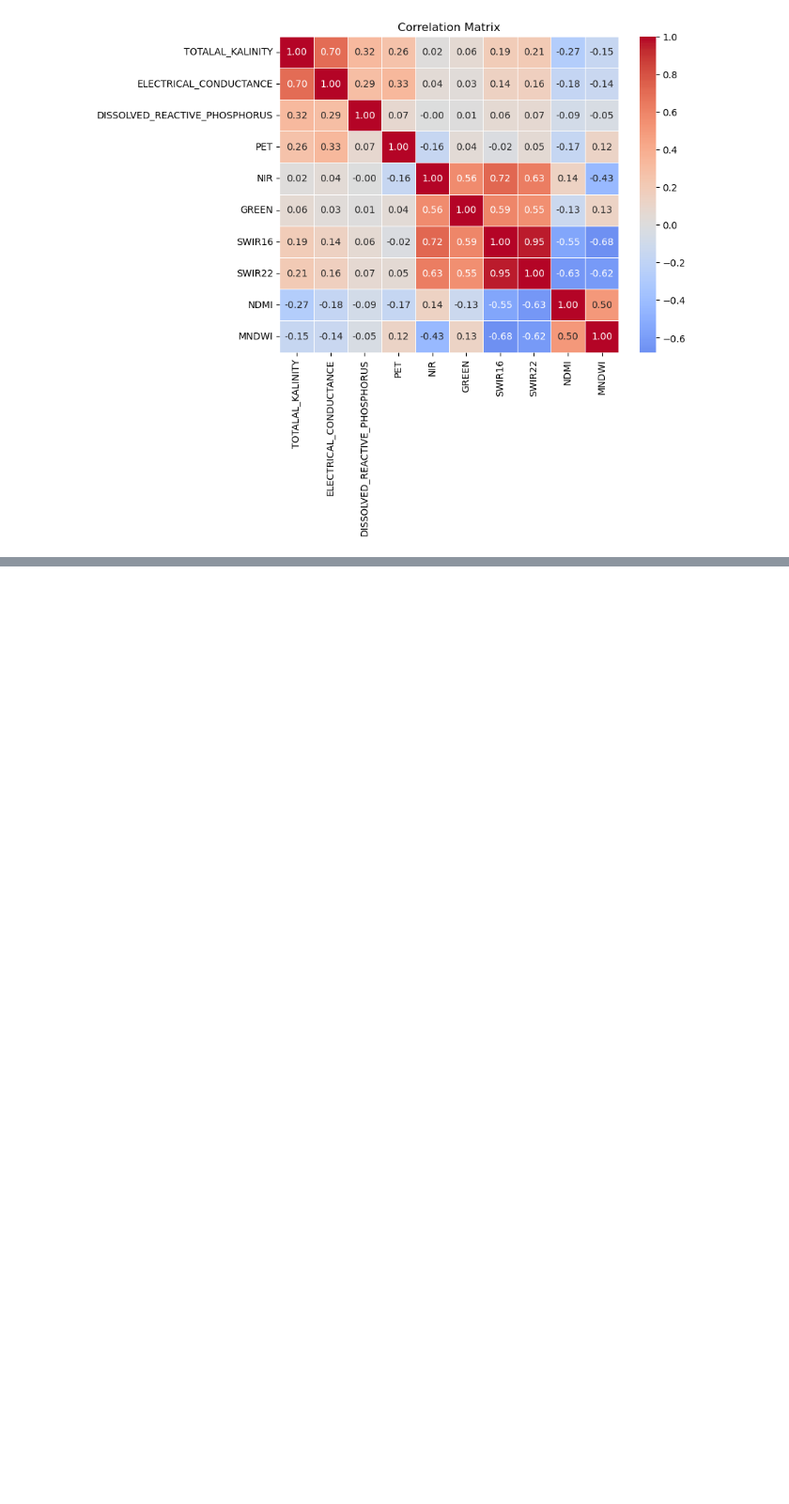
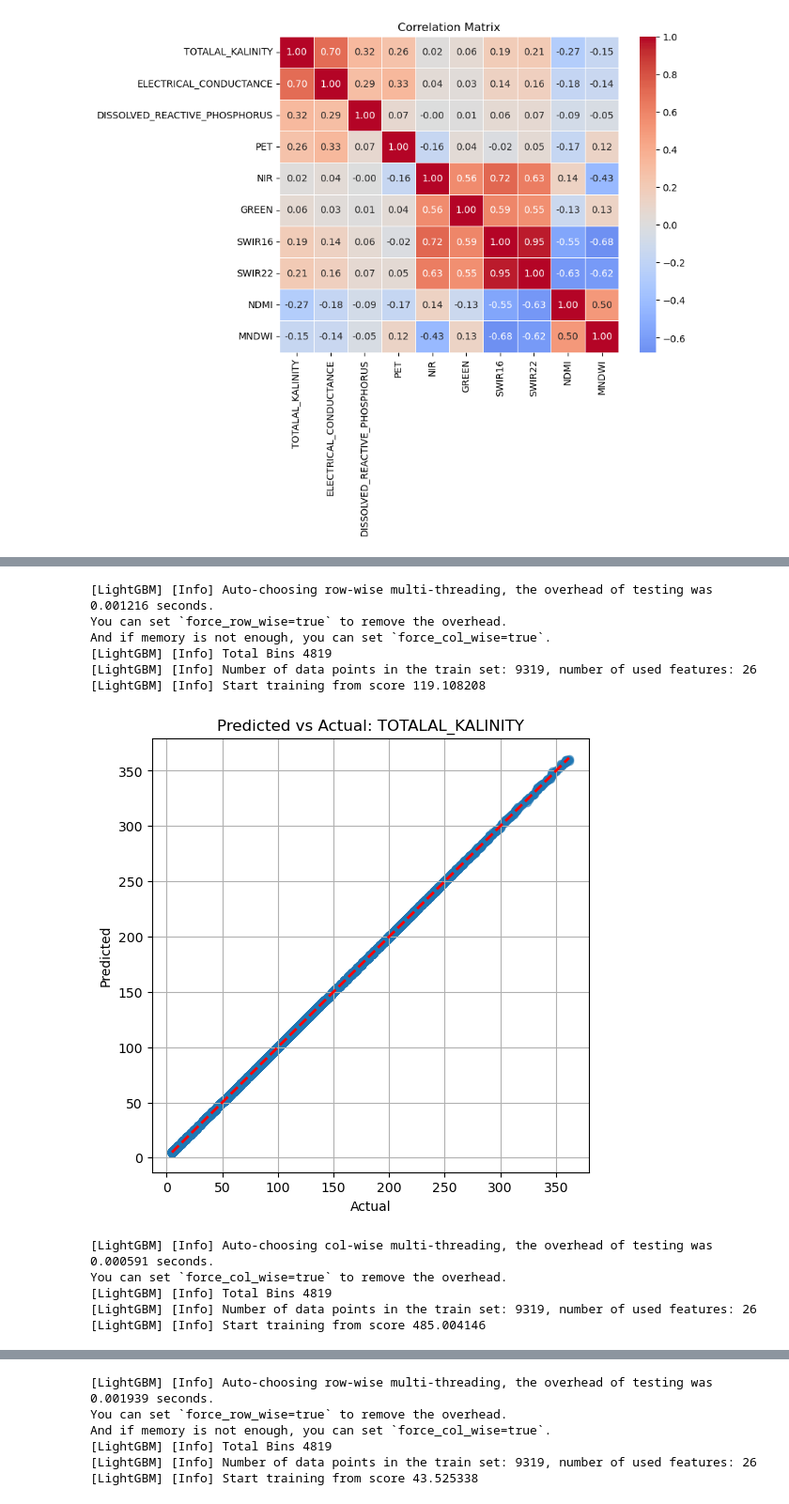
Before and after one commit to h2woobin/AI-Water-Project-, a Jupyter notebook: model/lightgbm_model.ipynb, the cells around one changed output, grey strips where cells are left out. Shown at 94% size. Drawn from its saved outputs; the diff is of its cells as text; code cells hidden in the pictures; blank space fills up the shorter version.

```diff
--- a/model/lightgbm_model.ipynb
+++ b/model/lightgbm_model.ipynb
@@ -146,0 +465,9 @@ TypeError: LGBMRegressor.fit() got an unexpected keyword argument 'early_stoppin
+# %%
+print("\n=== RMSE / Mean Ratio (누수 제거 후) ===")
+for target, rmse in avg_rmse_dict.items():
+    mean_val = df[target].mean()
+    ratio = rmse / mean_val
+    print(f"{target}")
+    print(f"  RMSE: {rmse:.4f}")
+    print(f"  Mean: {mean_val:.4f}")
+    print(f"  RMSE/Mean: {ratio:.2%}\n")
@@ -146,0 +490,48 @@ TypeError: LGBMRegressor.fit() got an unexpected keyword argument 'early_stoppin
+# %%
+import matplotlib.pyplot as plt
+import numpy as np
+
+# 예측값과 실제값 비교용
+for target in ['TOTALAL_KALINITY', 'ELECTRICAL_CONDUCTANCE', 'DISSOLVED_REACTIVE_PHOSPHORUS']:
+
+    # 모델 재학습 없이 간단히 마지막 fold 기준 예시
+    y_true = df[target].values
+    X_feat = df.drop(columns=targets + ['DATE'])
+
+    model = LGBMRegressor(
+        n_estimators=1000,
+        learning_rate=0.05,
+        max_depth=-1,
+        num_leaves=31,
+        random_state=42
+    )
+    model.fit(X_feat, y_true)
+    y_pred = model.predict(X_feat)
+
+    # DRP_log 사용했으면 역변환
+    if target == 'DISSOLVED_REACTIVE_PHOSPHORUS' and 'DRP_log' in df.columns:
+        y_pred = np.expm1(y_pred)
+        y_true = df['DISSOLVED_REACTIVE_PHOSPHORUS'].values
+
+    # Scatter plot
+    plt.figure(figsize=(6,6))
+    plt.scatter(y_true, y_pred, alpha=0.5)
+    plt.plot([y_true.min(), y_true.max()], [y_true.min(), y_true.max()], 'r--', linewidth=2)
+    plt.xlabel('Actual')
+    plt.ylabel('Predicted')
+    plt.title(f'Predicted vs Actual: {target}')
+    plt.grid(True)
+    plt.show()
+# %% [output]
+[LightGBM] [Info] Auto-choosing row-wise multi-threading, the overhead of testing was 0.001216 seconds.
+You can set `force_row_wise=true` to remove the overhead.
+And if memory is not enough, you can set `force_col_wise=true`.
+[LightGBM] [Info] Total Bins 4819
+[LightGBM] [Info] Number of data points in the train set: 9319, number of used features: 26
+[LightGBM] [Info] Start training from score 119.108208
+[figure, added]
+[LightGBM] [Info] Auto-choosing col-wise multi-threading, the overhead of testing was 0.000591 seconds.
+You can set `force_col_wise=true` to remove the overhead.
+[LightGBM] [Info] Total Bins 4819
+[LightGBM] [Info] Number of data points in the train set: 9319, number of used features: 26
+[LightGBM] [Info] Start training from score 485.004146
@@ -146,0 +539,6 @@ TypeError: LGBMRegressor.fit() got an unexpected keyword argument 'early_stoppin
+[LightGBM] [Info] Auto-choosing row-wise multi-threading, the overhead of testing was 0.001939 seconds.
+You can set `force_row_wise=true` to remove the overhead.
+And if memory is not enough, you can set `force_col_wise=true`.
+[LightGBM] [Info] Total Bins 4819
+[LightGBM] [Info] Number of data points in the train set: 9319, number of used features: 26
+[LightGBM] [Info] Start training from score 43.525338
```
Also changed, not shown: parts of 14 cells of this notebook.
